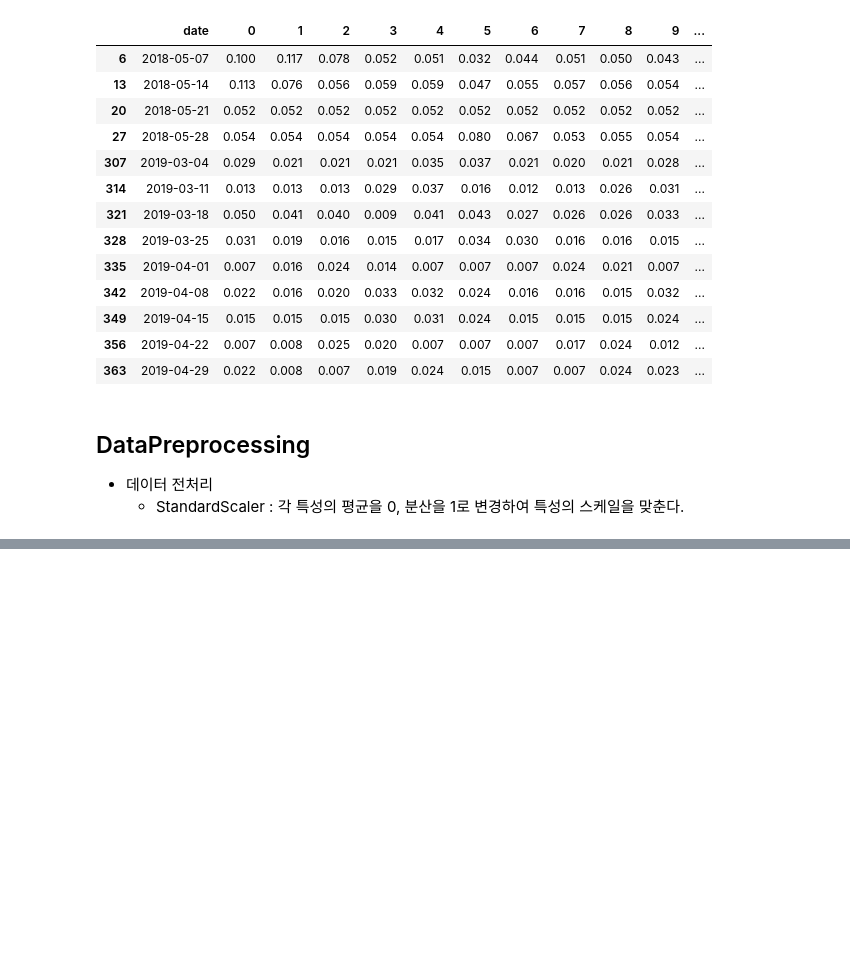
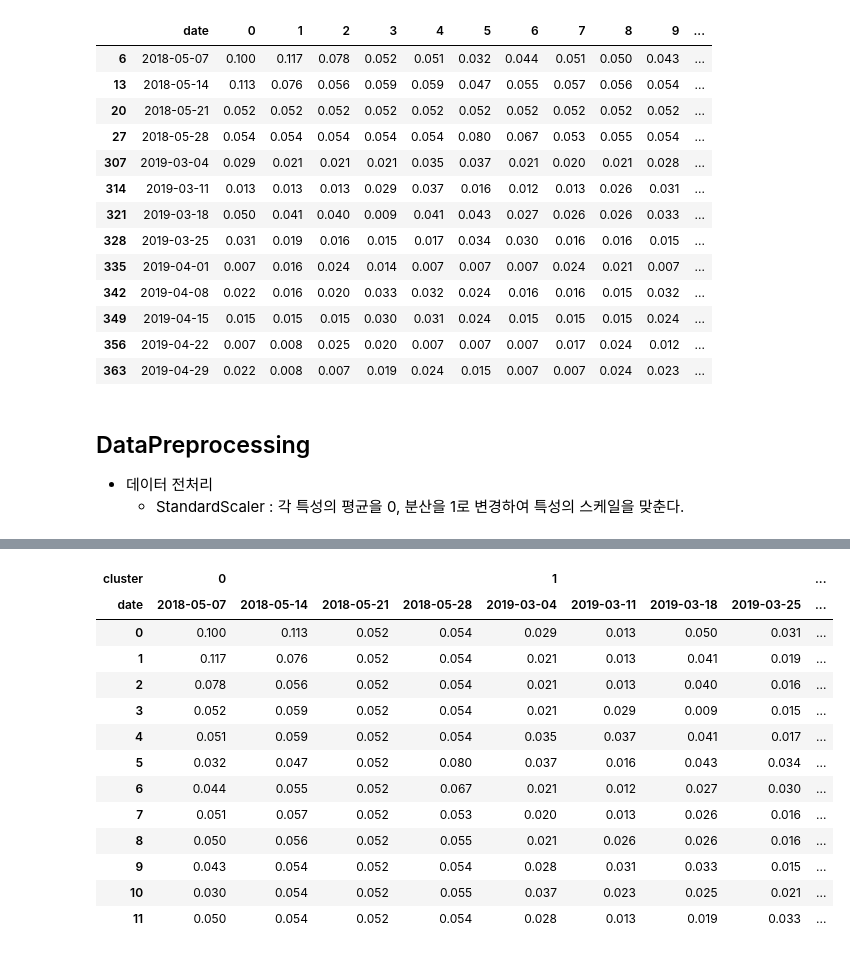
Before and after one commit to formegusto/pattern-recognition, a Jupyter notebook: 03.houself_clustering.ipynb, the cells around one changed output, grey strips where cells are left out. Saved outputs shown, nothing was run; the diff lists cells and outputs as text; code cells hidden in the pictures; blank space fills up the shorter version.

```diff
--- a/03.houself_clustering.ipynb
+++ b/03.houself_clustering.ipynb
@@ -288,0 +346,17 @@ plt.show()
+# %%
+test.iloc[0:12]
+# %% [output]
+| cluster | 0 |  |  |  | 1 |  |  |  | ... |
+| date | 2018-05-07 | 2018-05-14 | 2018-05-21 | 2018-05-28 | 2019-03-04 | 2019-03-11 | 2019-03-18 | 2019-03-25 | ... |
+| 0 | 0.100 | 0.113 | 0.052 | 0.054 | 0.029 | 0.013 | 0.050 | 0.031 | ... |
+| 1 | 0.117 | 0.076 | 0.052 | 0.054 | 0.021 | 0.013 | 0.041 | 0.019 | ... |
+| 2 | 0.078 | 0.056 | 0.052 | 0.054 | 0.021 | 0.013 | 0.040 | 0.016 | ... |
+| 3 | 0.052 | 0.059 | 0.052 | 0.054 | 0.021 | 0.029 | 0.009 | 0.015 | ... |
+| 4 | 0.051 | 0.059 | 0.052 | 0.054 | 0.035 | 0.037 | 0.041 | 0.017 | ... |
+| 5 | 0.032 | 0.047 | 0.052 | 0.080 | 0.037 | 0.016 | 0.043 | 0.034 | ... |
+| 6 | 0.044 | 0.055 | 0.052 | 0.067 | 0.021 | 0.012 | 0.027 | 0.030 | ... |
+| 7 | 0.051 | 0.057 | 0.052 | 0.053 | 0.020 | 0.013 | 0.026 | 0.016 | ... |
+| 8 | 0.050 | 0.056 | 0.052 | 0.055 | 0.021 | 0.026 | 0.026 | 0.016 | ... |
+| 9 | 0.043 | 0.054 | 0.052 | 0.054 | 0.028 | 0.031 | 0.033 | 0.015 | ... |
+| 10 | 0.030 | 0.054 | 0.052 | 0.055 | 0.037 | 0.023 | 0.025 | 0.021 | ... |
+| 11 | 0.050 | 0.054 | 0.052 | 0.054 | 0.028 | 0.013 | 0.019 | 0.033 | ... |
```
Also changed, not shown: parts of 29 cells of this notebook.
